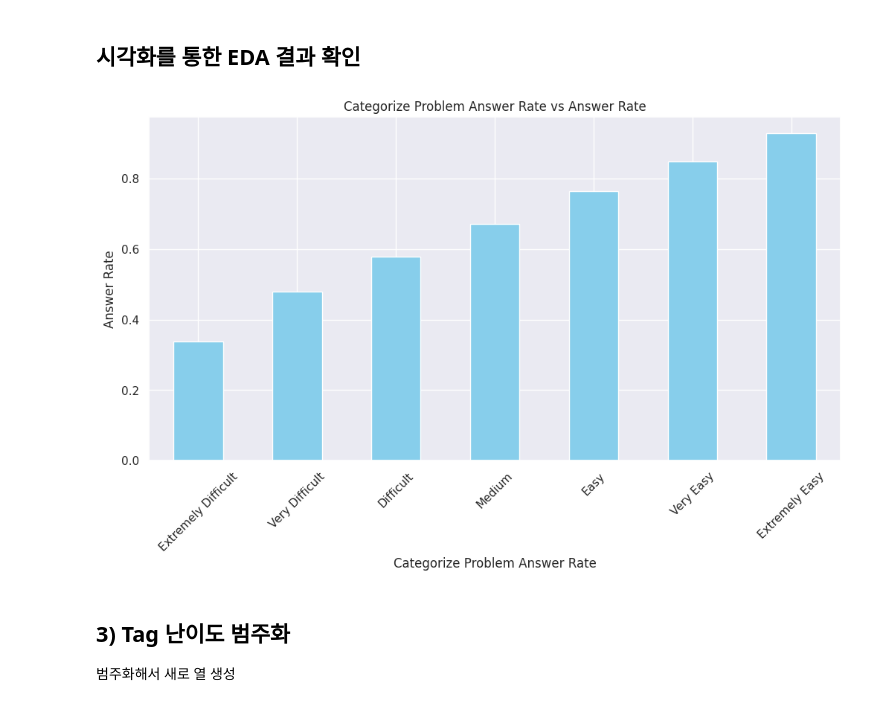
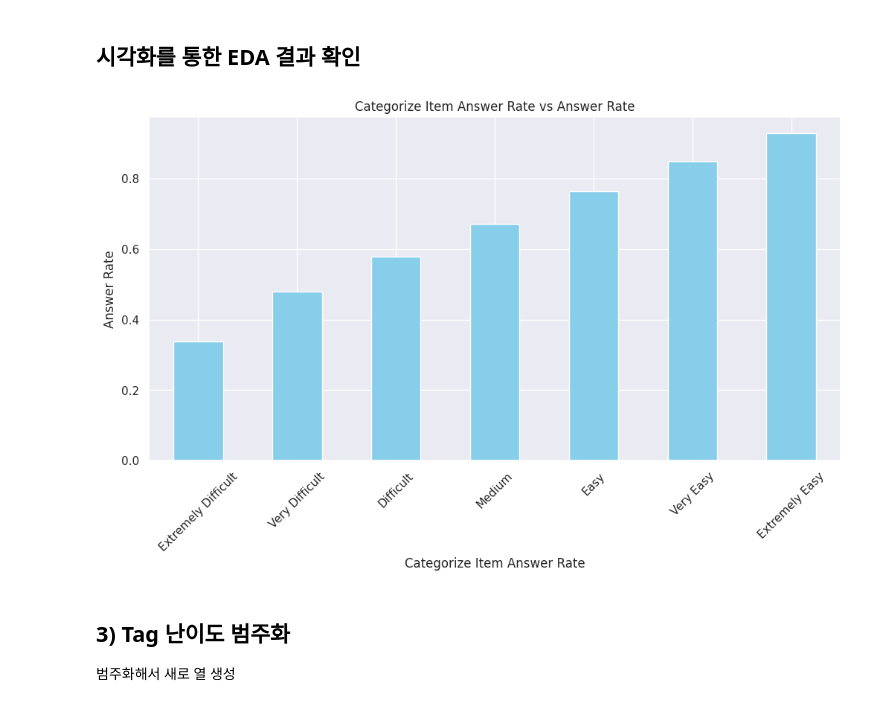
Before and after one commit to boostcampaitech6/level2-dkt-recsys-06, a Jupyter notebook: DKT_EDA.ipynb, the cells around one changed output. Cells and saved outputs as stored; diff of their text form; code cells hidden in the pictures.

```diff
--- a/DKT_EDA.ipynb
+++ b/DKT_EDA.ipynb
@@ -473,13 +473,13 @@ train = add_problem_statistics(train)
 ## 시각화를 통한 EDA 결과 확인
 # %%
 # 누적 풀이 문제수에 따른 정답률 추이 (30문제 이하, 1000문제 이상 제외)
-train['CumulativeUserProblemAnswerRate'] = (train.groupby('userID')['answerCode'].transform(lambda x: x.expanding().mean().shift(fill_value=0.5) * 100).astype(int))
-selected_df = train[(train['CumulativeProblemCount'] >= 30) & (train['CumulativeProblemCount'] < 1000)]
+train['CumulativeUserItemAnswerRate'] = (train.groupby('userID')['answerCode'].transform(lambda x: x.expanding().mean().shift(fill_value=0.5) * 100).astype(int))
+selected_df = train[(train['CumulativeItemCount'] >= 30) & (train['CumulativeItemCount'] < 1000)]
 
 plt.figure(figsize=(12, 6))
-plt.plot(selected_df.groupby('CumulativeProblemCount')['CumulativeUserProblemAnswerRate'].mean())
-plt.xlabel('Cumulative Problem Count')
-plt.ylabel('Cumulative User Problem Answer Rate')
-plt.title('Cumulative User Problem Answer Rate by Cumulative Problem Count (All Users, 30 ~ 1000 Problems)')
+plt.plot(selected_df.groupby('CumulativeItemCount')['CumulativeUserItemAnswerRate'].mean())
+plt.xlabel('Cumulative Item Count')
+plt.ylabel('Cumulative User Item Answer Rate')
+plt.title('Cumulative User Item Answer Rate by Cumulative Item Count (All Users, 30 ~ 1000 Items)')
 plt.show()
 # %% [output]
@@ -552,7 +552,7 @@ def add_average_solving_time(df):
 
     avg_solving_time_correct_list = []
     avg_solving_time_incorrect_list = []
-    avg_problem_solving_time_list=[]
+    avg_Item_solving_time_list=[]
 
     for name, group in grouped_data:
         # answerCode가 1인 행들의 solving time 평균 계산
@@ -564,11 +564,11 @@ def add_average_solving_time(df):
         avg_solving_time_incorrect_list.extend([avg_solving_time_incorrect] * len(group))
 
         avg_solving_time = group['SolvingTime'].mean().astype(int)
-        avg_problem_solving_time_list.extend([avg_solving_time] * len(group))
+        avg_Item_solving_time_list.extend([avg_solving_time] * len(group))
 
     df['AverageItemSolvingTime_Correct'] = avg_solving_time_correct_list
     df['AverageItemSolvingTime_Incorrect'] = avg_solving_time_incorrect_list
-    df['AverageItemSolvingTime'] = avg_problem_solving_time_list
+    df['AverageItemSolvingTime'] = avg_Item_solving_time_list
     df['Difference_SolvingTime_AvgItemSolvingTime'] = (df['SolvingTime'] - df['AverageItemSolvingTime']).astype(int)
 
     df = df.sort_values(['userID', 'Timestamp'])
@@ -696,8 +696,8 @@ TestAnswerRate: 테스트 전체 정답률
 # %%
 def add_test_answer_rate_column(df):
     # 1. 같은 테스트 바로 이전 문제 정답 여부
-    df['PreviousProblemAnswer'] = df.groupby(['userID', 'testId'])['answerCode'].shift(1)
-    df['PreviousProblemAnswer'] = df['PreviousProblemAnswer'].apply(lambda x: 'Y' if x == 1 else ('N' if x == 0 else 'U'))
+    df['PreviousItemAnswer'] = df.groupby(['userID', 'testId'])['answerCode'].shift(1)
+    df['PreviousItemAnswer'] = df['PreviousItemAnswer'].apply(lambda x: 'Y' if x == 1 else ('N' if x == 0 else 'U'))
 
     # 2.'testId'를 기준으로 'answerCode'의 평균을 계산
     test_avg = df.groupby('testId')['answerCode'].mean()
@@ -749,32 +749,32 @@ train = categorize_solving_time(train)
 ## 2) 문제 난이도 범주화
 범주화해서 새로 열 생성
 # %%
-def categorize_ProblemAnswerRate(df):
+def categorize_ItemAnswerRate(df):
     # CorrectnessRate 열을 5분위로 나누고 범주화하여 새로운 열 추가
-    df['categorize_ProblemAnswerRate'] = pd.qcut(df['ItemAnswerRate'], q=7, labels=['Extremely Difficult','Very Difficult', 'Difficult', 'Medium', 'Easy', 'Very Easy','Extremely Easy'])
+    df['categorize_ItemAnswerRate'] = pd.qcut(df['ItemAnswerRate'], q=7, labels=['Extremely Difficult','Very Difficult', 'Difficult', 'Medium', 'Easy', 'Very Easy','Extremely Easy'])
     return df
 
-train = categorize_ProblemAnswerRate(train)
+train = categorize_ItemAnswerRate(train)
 # %% [markdown]
 ## 시각화를 통한 EDA 결과 확인
 # %%
 # 범주별 정답률 계산
-categorize_ProblemAnswerRate = train.groupby('categorize_ProblemAnswerRate')['answerCode'].mean()
+categorize_ItemAnswerRate = train.groupby('categorize_ItemAnswerRate')['answerCode'].mean()
 difficulty = ['Extremely Difficult','Very Difficult', 'Difficult', 'Medium', 'Easy', 'Very Easy','Extremely Easy']
-categorize_ProblemAnswerRate = categorize_ProblemAnswerRate.loc[difficulty]
+categorize_ItemAnswerRate = categorize_ItemAnswerRate.loc[difficulty]
 
 
 # 그래프 시각화
 plt.figure(figsize=(12, 6))
-categorize_ProblemAnswerRate.plot(kind='bar', color='skyblue')
-plt.xlabel('Categorize Problem Answer Rate')
+categorize_ItemAnswerRate.plot(kind='bar', color='skyblue')
+plt.xlabel('Categorize Item Answer Rate')
 plt.ylabel('Answer Rate')
-plt.title('Categorize Problem Answer Rate vs Answer Rate')
+plt.title('Categorize Item Answer Rate vs Answer Rate')
 plt.xticks(rotation=45)
 
 plt.show()
 # %% [output]
-[figure, old version]
+[figure, new version]
 # %% [markdown]
 ## 3) Tag 난이도 범주화
 범주화해서 새로 열 생성
```
Also changed, not shown: parts of 18 cells of this notebook.
